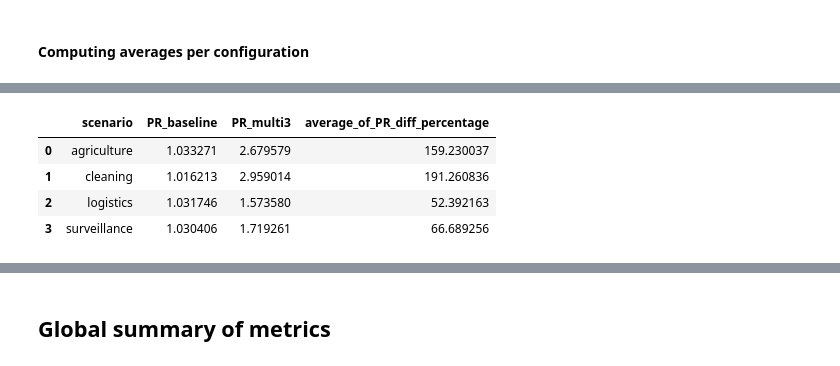
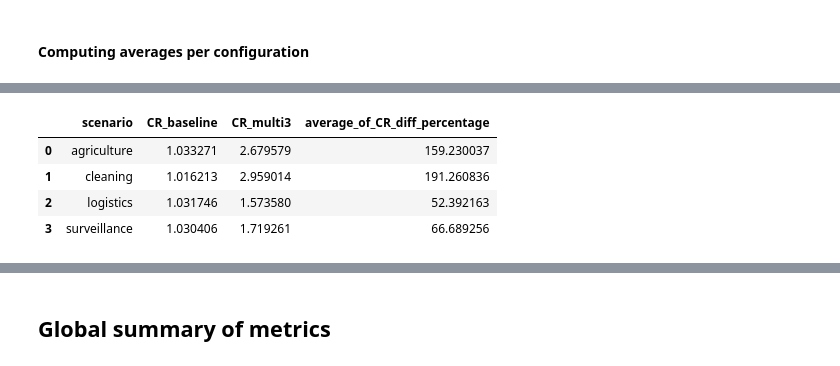
Before and after one commit to tonypg39/multi3_real, a Jupyter notebook: analysis/analysis.ipynb, the cells around one changed output, grey strips where cells are left out. Drawn from its saved outputs; the diff is of its cells as text; code cells hidden in the pictures.

```diff
--- a/analysis/analysis.ipynb
+++ b/analysis/analysis.ipynb
@@ -1258,19 +1255,19 @@ df_parallelism_grouped
 | 215 | cleaning | 2 | 2 | 1 | multi3 | 78.010538 | 123.002455 | ... |
 216 rows × 8 columns
 # %%
-pivot_parallelism_df = df_parallelism_grouped.pivot_table(
+pivot_concurrency_df = df_concurrency_grouped.pivot_table(
     index=["scenario", "robot_count", "mission_size", "inventory_id"],
     columns="mode",
-    values=["PR"]
+    values=["CR"]
 )
 
-pivot_parallelism_df.columns = [f"{metric}_{mode}" for metric, mode in pivot_parallelism_df.columns]
+pivot_concurrency_df.columns = [f"{metric}_{mode}" for metric, mode in pivot_concurrency_df.columns]
 
-pivot_parallelism_df = pivot_parallelism_df.reset_index()
+pivot_concurrency_df = pivot_concurrency_df.reset_index()
 
-pivot_parallelism_df["PR_diff_percentage"] = (
-    (pivot_parallelism_df["PR_multi3"] - pivot_parallelism_df["PR_baseline"])
-    / pivot_parallelism_df["PR_baseline"]
+pivot_concurrency_df["CR_diff_percentage"] = (
+    (pivot_concurrency_df["CR_multi3"] - pivot_concurrency_df["CR_baseline"])
+    / pivot_concurrency_df["CR_baseline"]
 ) * 100
 
 ordered_cols = [
@@ -1278,12 +1275,12 @@ ordered_cols = [
     "robot_count",
     "mission_size",
     "inventory_id",
-    "PR_baseline",
-    "PR_multi3",
-    "PR_diff_percentage"
+    "CR_baseline",
+    "CR_multi3",
+    "CR_diff_percentage"
 ]
 
-pivot_parallelism_df = pivot_parallelism_df[ordered_cols]
+pivot_concurrency_df = pivot_concurrency_df[ordered_cols]
 
-pivot_parallelism_df
+pivot_concurrency_df
 # %% [output]
@@ -1366,24 +1363,24 @@ parallelism_average_df
 | 1 | 10 | 1.026801 | 2.565413 | 150.536290 |
 | 2 | 20 | 1.026489 | 2.603359 | 153.290263 |
 # %%
-parallelism_average_df = (
-    pivot_parallelism_df.groupby(["scenario"])
+concurrency_average_df = (
+    pivot_concurrency_df.groupby(["scenario"])
       .agg({
-          "PR_baseline": "mean",
-          "PR_multi3": "mean",
-          "PR_diff_percentage": "mean"
+          "CR_baseline": "mean",
+          "CR_multi3": "mean",
+          "CR_diff_percentage": "mean"
       })
     .reset_index()
 )
 
-workload_average_df.rename(columns={"PR_diff_percentage": "average_of_PR_diff_percentage"}, inplace=True)
+workload_average_df.rename(columns={"CR_diff_percentage": "average_of_CR_diff_percentage"}, inplace=True)
 
 
-parallelism_average_df.columns = ["scenario", "PR_baseline", "PR_multi3", "average_of_PR_diff_percentage"]
+concurrency_average_df.columns = ["scenario", "CR_baseline", "CR_multi3", "average_of_CR_diff_percentage"]
 
-parallelism_average_df
+concurrency_average_df
 # %% [output]
-|  | scenario | PR_baseline | PR_multi3 | average_of_PR_diff_percentage |
+|  | scenario | CR_baseline | CR_multi3 | average_of_CR_diff_percentage |
 | 0 | agriculture | 1.033271 | 2.679579 | 159.230037 |
 | 1 | cleaning | 1.016213 | 2.959014 | 191.260836 |
 | 2 | logistics | 1.031746 | 1.573580 | 52.392163 |
```
Also changed, not shown: parts of 12 cells of this notebook, 27 other files.
